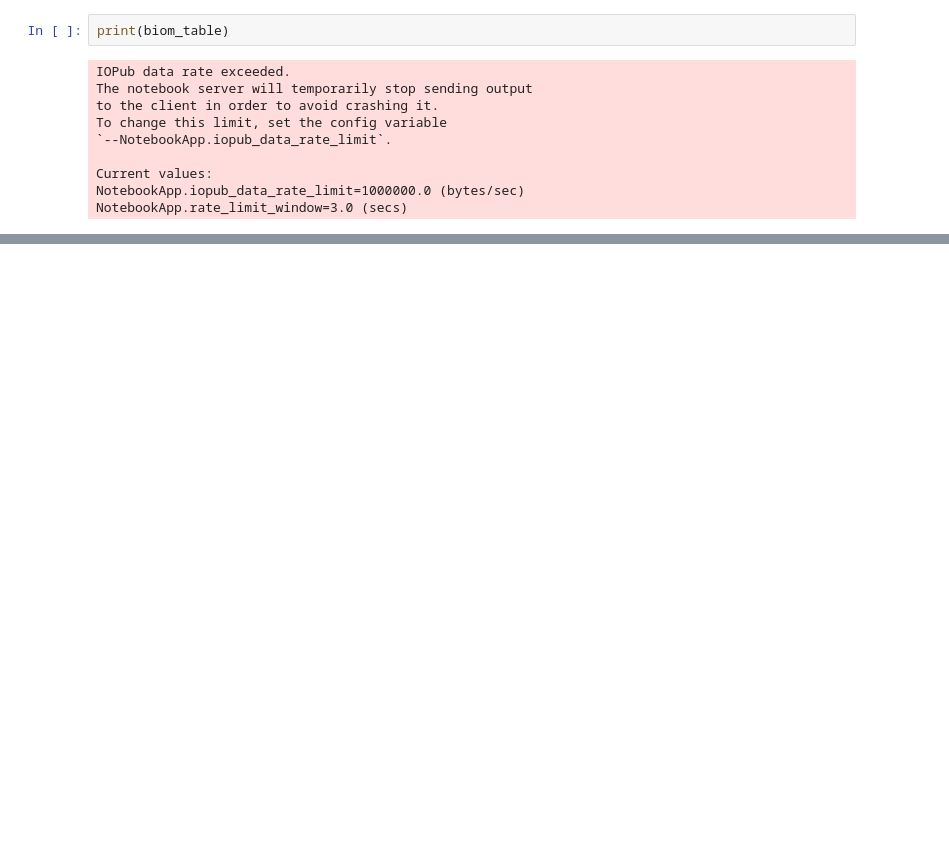
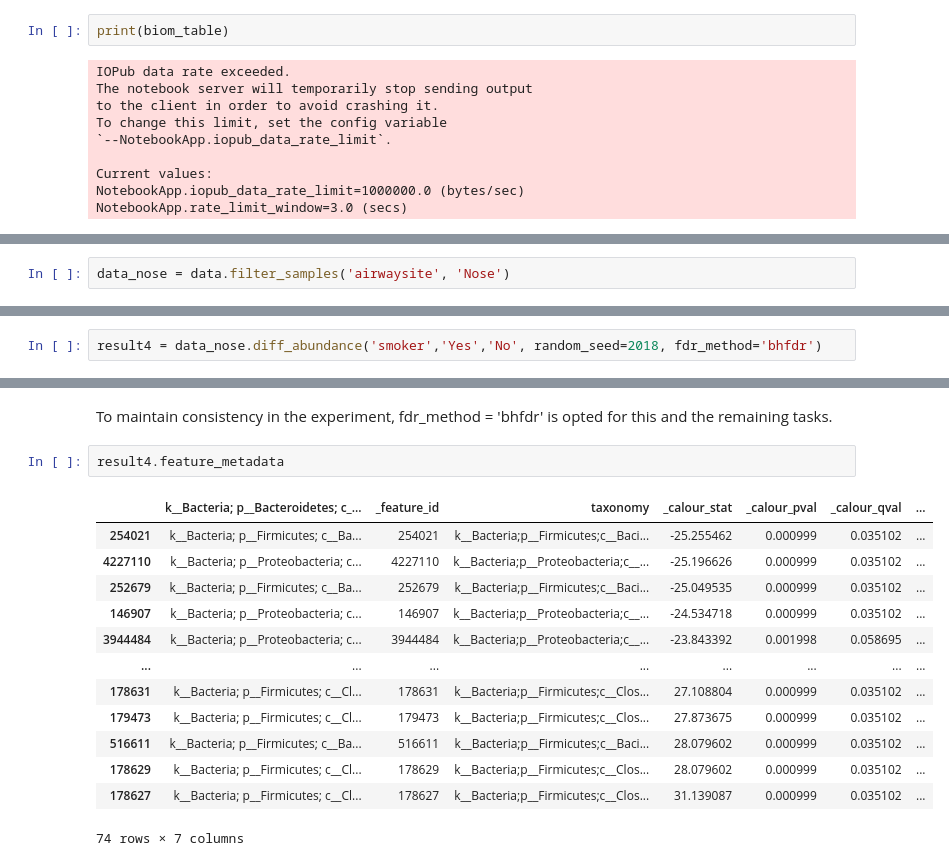
Before and after one commit to pranshudatta25/IFN646-portfolio4, a Jupyter notebook: N11354631_Portfolio4.ipynb, the cells around one changed output, grey strips where cells are left out. Saved outputs shown, nothing was run; the diff lists cells and outputs as text; blank space fills up the shorter version.

```diff
--- a/N11354631_Portfolio4.ipynb
+++ b/N11354631_Portfolio4.ipynb
@@ -159,0 +401,2 @@ Standard Deviation: 1190.438139448059
+# %%
+data_nose = data.filter_samples('airwaysite', 'Nose')
@@ -159,0 +405,2 @@ Standard Deviation: 1190.438139448059
+# %%
+result4 = data_nose.diff_abundance('smoker','Yes','No', random_seed=2018, fdr_method='bhfdr')
@@ -159,0 +412,18 @@ Standard Deviation: 1190.438139448059
+# %% [markdown]
+To maintain consistency in the experiment, fdr_method = 'bhfdr' is opted for this and the remaining tasks.
+# %%
+result4.feature_metadata
+# %% [output]
+|  | k__Bacteria; p__Bacteroidetes; c_... | _feature_id | taxonomy | _calour_stat | _calour_pval | _calour_qval | ... |
+| 254021 | k__Bacteria; p__Firmicutes; c__Ba... | 254021 | k__Bacteria;p__Firmicutes;c__Baci... | -25.255462 | 0.000999 | 0.035102 | ... |
+| 4227110 | k__Bacteria; p__Proteobacteria; c... | 4227110 | k__Bacteria;p__Proteobacteria;c__... | -25.196626 | 0.000999 | 0.035102 | ... |
+| 252679 | k__Bacteria; p__Firmicutes; c__Ba... | 252679 | k__Bacteria;p__Firmicutes;c__Baci... | -25.049535 | 0.000999 | 0.035102 | ... |
+| 146907 | k__Bacteria; p__Proteobacteria; c... | 146907 | k__Bacteria;p__Proteobacteria;c__... | -24.534718 | 0.000999 | 0.035102 | ... |
+| 3944484 | k__Bacteria; p__Proteobacteria; c... | 3944484 | k__Bacteria;p__Proteobacteria;c__... | -23.843392 | 0.001998 | 0.058695 | ... |
+| ... | ... | ... | ... | ... | ... | ... | ... |
+| 178631 | k__Bacteria; p__Firmicutes; c__Cl... | 178631 | k__Bacteria;p__Firmicutes;c__Clos... | 27.108804 | 0.000999 | 0.035102 | ... |
+| 179473 | k__Bacteria; p__Firmicutes; c__Cl... | 179473 | k__Bacteria;p__Firmicutes;c__Clos... | 27.873675 | 0.000999 | 0.035102 | ... |
+| 516611 | k__Bacteria; p__Firmicutes; c__Ba... | 516611 | k__Bacteria;p__Firmicutes;c__Baci... | 28.079602 | 0.000999 | 0.035102 | ... |
+| 178629 | k__Bacteria; p__Firmicutes; c__Cl... | 178629 | k__Bacteria;p__Firmicutes;c__Clos... | 28.079602 | 0.000999 | 0.035102 | ... |
+| 178627 | k__Bacteria; p__Firmicutes; c__Cl... | 178627 | k__Bacteria;p__Firmicutes;c__Clos... | 31.139087 | 0.000999 | 0.035102 | ... |
+74 rows × 7 columns
```
Also changed, not shown: parts of 76 cells of this notebook.
